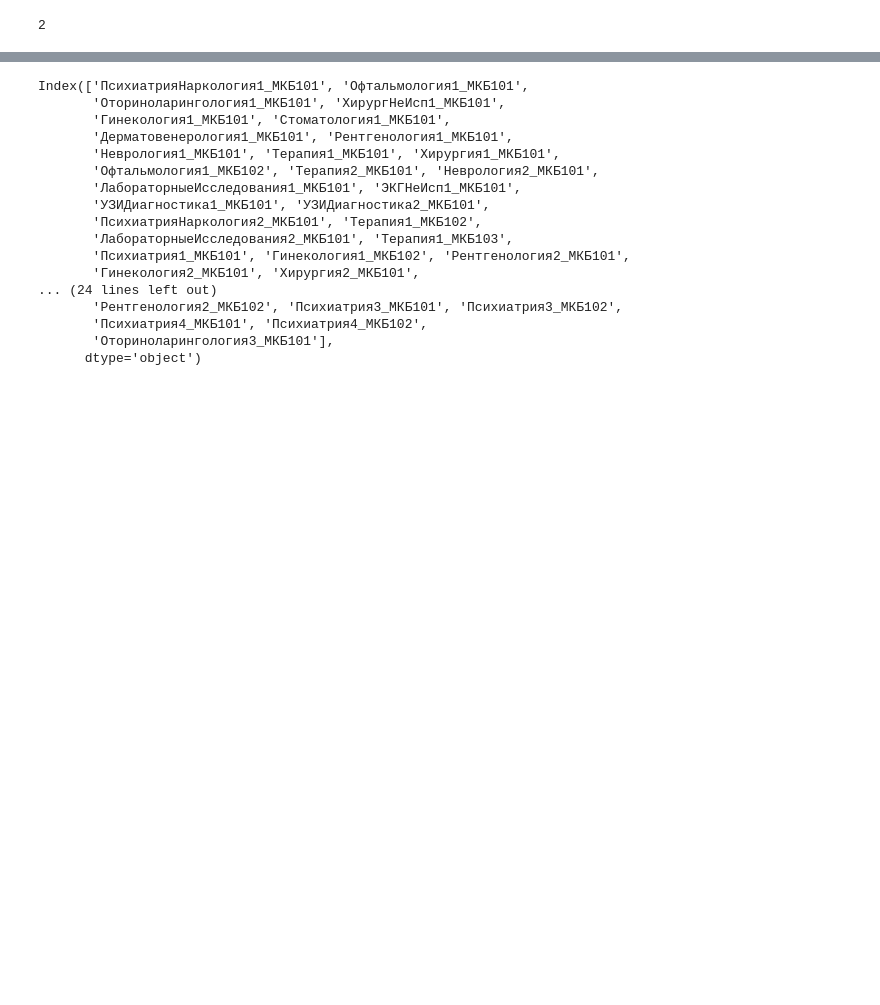
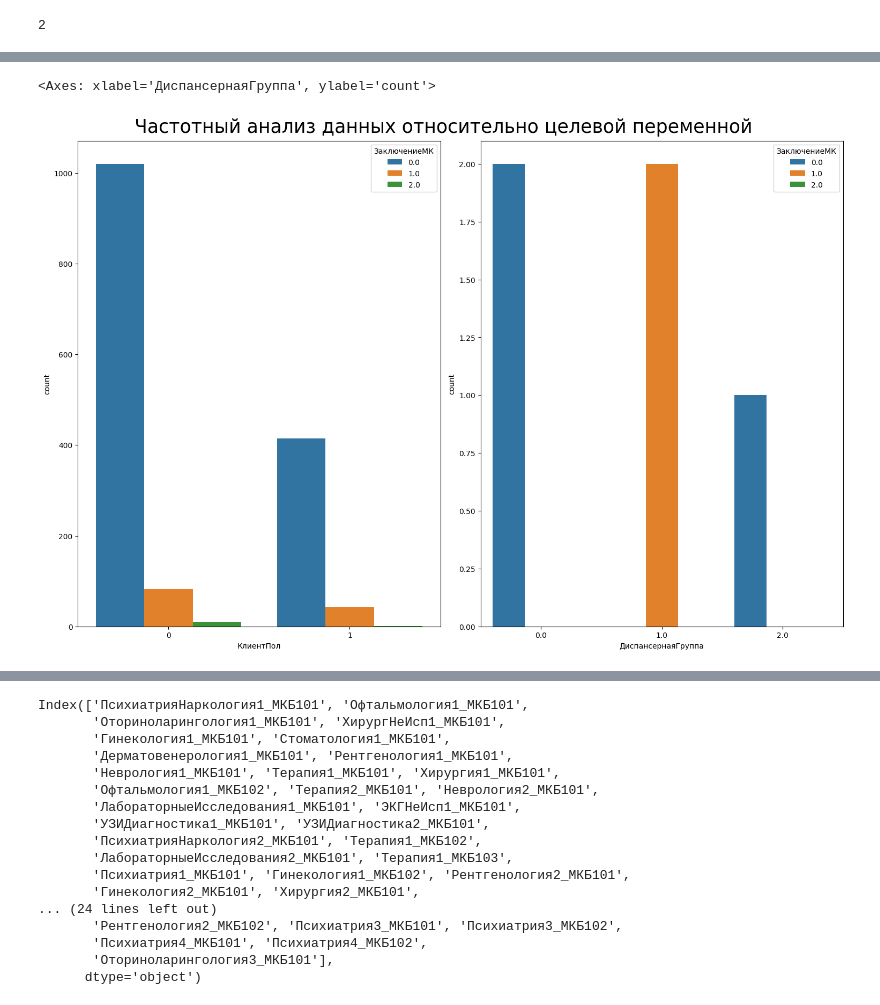
Before and after one commit to ardun12/InspectrumClinic_RecSys, a Jupyter notebook: Paul Himyak/profpatolog.ipynb, the cells around one changed output, grey strips where cells are left out. Drawn from its saved outputs; the diff is of its cells as text; code cells hidden in the pictures; blank space fills up the shorter version.

```diff
--- a/Paul Himyak/profpatolog.ipynb
+++ b/Paul Himyak/profpatolog.ipynb
@@ -181,0 +206,13 @@ df.shape
+# %%
+# Задаем параметры полотна
+fig, ax = plt.subplots(1,2, sharex=False, sharey=False,figsize=(15,10), constrained_layout=True)
+
+# Добавляем название графика
+fig.suptitle('Частотный анализ данных относительно целевой переменной', fontsize=25)
+
+# Отрисовываем графики по каждому параметру
+sns.countplot(x= FIELD_CLIENT_GENDER, hue= FIELD_CONCLUSION,data=df_new, ax=ax[0])
+sns.countplot(x= FIELD_DISPANSARY_GROUP, hue= FIELD_CONCLUSION ,data=df_new, ax = ax[1])
+# %% [output]
+<Axes: xlabel='ДиспансернаяГруппа', ylabel='count'>
+[figure, added]
```
Also changed, not shown: parts of 47 cells of this notebook.
